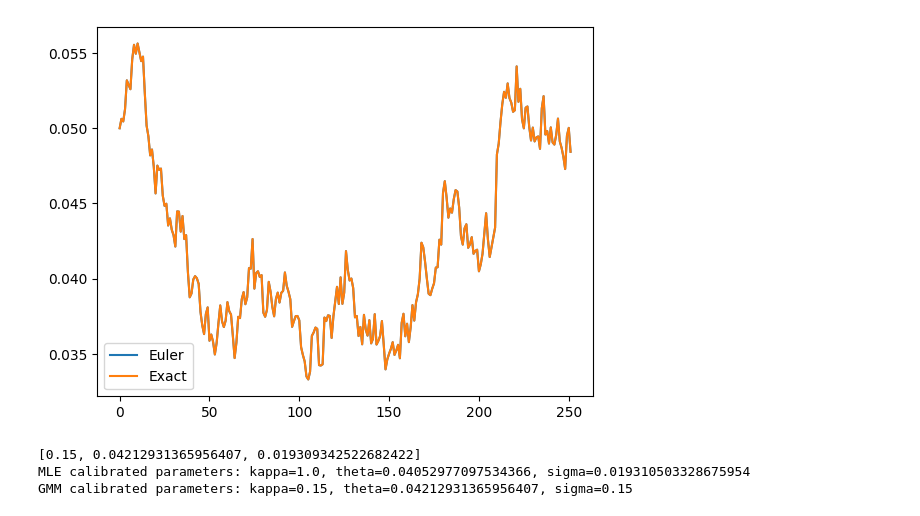
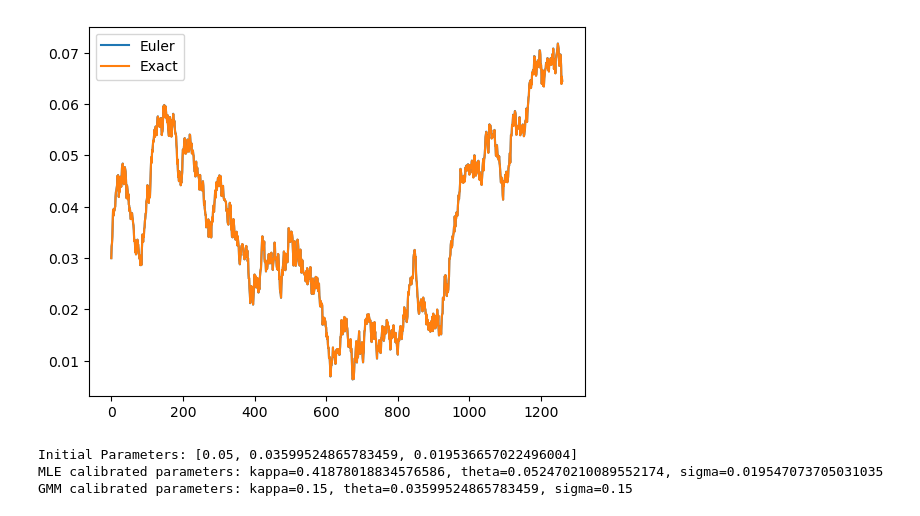
Before and after one commit to steveya/short-rate-models, a Jupyter notebook: notebook/vasicek_model.ipynb, the cells around one changed output. Drawn from its saved outputs; the diff is of its cells as text; code cells hidden in the pictures.

```diff
--- a/notebook/vasicek_model.ipynb
+++ b/notebook/vasicek_model.ipynb
@@ -18,14 +40,0 @@ def simulate_vasicek_euler(r0, kappa, theta, sigma, T, dt, seed=None):
-# %%
-def simulate_vasicek_exact(r0, kappa, theta, sigma, T, dt, seed=None):
-    np.random.seed(seed)
-    N = int(T / dt)
-    rates = np.zeros(N)
-    rates[0] = r0
-    exp_kappa_dt = np.exp(-kappa * dt)
-
-    for t in range(1, N):
-        mean = theta + (rates[t-1] - theta) * np.exp(-kappa * dt)
-        variance = (sigma**2 / (2 * kappa)) * (1 - np.exp(-2 * kappa * dt))**2
-        rates[t] = np.random.normal(mean, np.sqrt(variance))
-
-    return rates
@@ -37,8 +81,9 @@ def vasicek_log_likelihood(params, r):
     dt = 1 / 252
     N = len(r)
 
-    mean = r[:-1] * np.exp(-kappa * dt) + (theta * (1 - np.exp(-kappa * dt))) / kappa
-    variance = (sigma**2 / (2 * kappa)) * (1 - np.exp(-2 * kappa * dt))
+    mean = r[:-1] + kappa * (theta - r[:-1]) * dt
+    variance = sigma**2 * dt
+
     logL = np.sum(
         -0.5 * (np.log(2 * np.pi * variance)) -
         (r[1:] - mean)**2 / (2 * variance)
@@ -47,10 +92,12 @@ def vasicek_log_likelihood(params, r):
     return -logL
 
 def calibrate_vasicek_mle(r):
-    initial_params = [0.15, np.mean(r), np.std(np.diff(r)) * np.sqrt(252)]
-    print(initial_params)
-    bounds = [(1e-6, 1), (None, None), (1e-6, None)]
-    result = minimize(vasicek_log_likelihood, initial_params, args=(r,), bounds=bounds, method='L-BFGS-B')
+    initial_params = [0.05, np.mean(r), np.std(np.diff(r)) * np.sqrt(252)]
+    print(f"Initial Parameters: {initial_params}")
+    bounds = [(0, None), (None, None), (1e-8, None)]
+
+    result = minimize(vasicek_log_likelihood, initial_params, args=(r,), bounds=bounds, method='POWELL')
+
     kappa, theta, sigma = result.x
     return kappa, theta, sigma
 # %%
@@ -79,37 +126,37 @@ def calibrate_vasicek_gmm(r):
 # %%
 
 # Simulation parameters
-r0 = 0.05
-kappa = 0.1
+r0 = 0.03
+kappa = 0.95
 theta = 0.05
 sigma = 0.02
-T = 1.0  # Total time in years
+T = 5.0  # Total time in years
 dt = 1/252  # Daily time steps
-seed = 42
+seed = 0
 
 # Simulate using Euler discretization
 rates_euler = simulate_vasicek_euler(r0, kappa, theta, sigma, T, dt, seed)
 plt.plot(rates_euler, label='Euler')
 
 # Simulate using exact discretization
 rates_exact = simulate_vasicek_exact(r0, kappa, theta, sigma, T, dt, seed)
 plt.plot(rates_exact, label='Exact')
 
 plt.legend()
 plt.show()
 
 # Calibration parameters
 market_rates = rates_exact  # Assuming market observed short rates are the simulated exact rates
 
 # MLE Calibration
 kappa_mle, theta_mle, sigma_mle = calibrate_vasicek_mle(market_rates)
 print(f'MLE calibrated parameters: kappa={kappa_mle}, theta={theta_mle}, sigma={sigma_mle}')
 
 # GMM Calibration
 kappa_gmm, theta_gmm, sigma_gmm = calibrate_vasicek_gmm(market_rates)
 print(f'GMM calibrated parameters: kappa={kappa_gmm}, theta={theta_gmm}, sigma={sigma_gmm}')
 # %% [output]
-[figure, old version]
+[figure, new version]
-[0.15, 0.04212931365956407, 0.019309342522682422]
-MLE calibrated parameters: kappa=1.0, theta=0.04052977097534366, sigma=0.019310503328675954
-GMM calibrated parameters: kappa=0.15, theta=0.04212931365956407, sigma=0.15
+Initial Parameters: [0.05, 0.03599524865783459, 0.019536657022496004]
+MLE calibrated parameters: kappa=0.41878018834576586, theta=0.052470210089552174, sigma=0.019547073705031035
+GMM calibrated parameters: kappa=0.15, theta=0.03599524865783459, sigma=0.15
```
Also changed, not shown: parts of 8 cells of this notebook.
